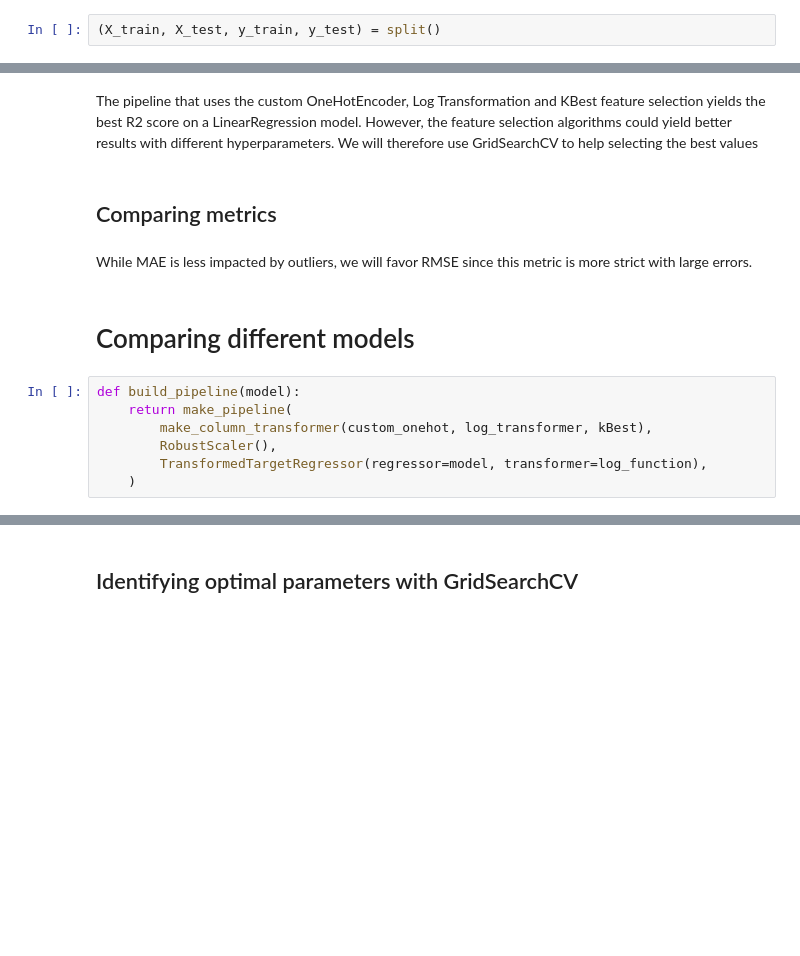
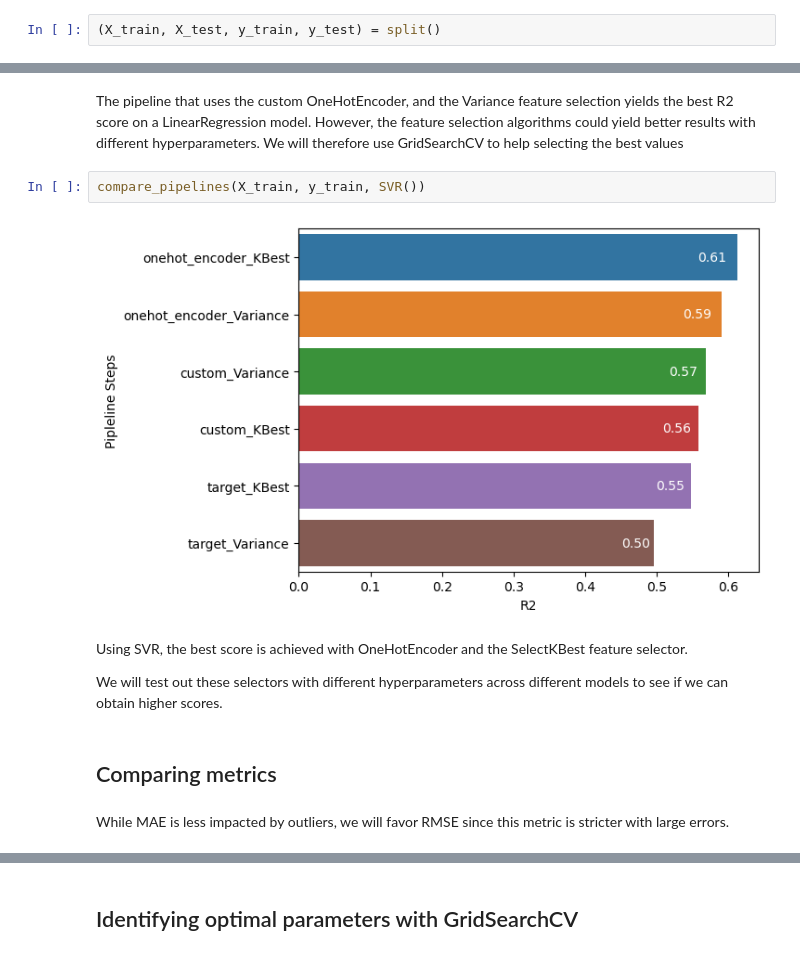
Before and after one commit to Dzov/DSP4, a Jupyter notebook: Haladjian_Amelie-Dzovinar_2_notebook_prediction_082023.ipynb, the cells around one changed output, grey strips where cells are left out. Cells and saved outputs as stored; diff of their text form; blank space fills up the shorter version.

```diff
--- a/Haladjian_Amelie-Dzovinar_2_notebook_prediction_082023.ipynb
+++ b/Haladjian_Amelie-Dzovinar_2_notebook_prediction_082023.ipynb
@@ -426,15 +313,14 @@ KeyboardInterrupt:
 # %% [markdown]
-The pipeline that uses the custom OneHotEncoder, Log Transformation and KBest feature selection yields the best R2 score on a LinearRegression model. However, the feature selection algorithms could yield better results with different hyperparameters. We will therefore use GridSearchCV to help selecting the best values
+The pipeline that uses the custom OneHotEncoder, and the Variance feature selection yields the best R2 score on a LinearRegression model. However, the feature selection algorithms could yield better results with different hyperparameters. We will therefore use GridSearchCV to help selecting the best values
+# %%
+compare_pipelines(X_train, y_train, SVR())
+# %% [output]
+[figure, added]
+# %% [markdown]
+Using SVR, the best score is achieved with OneHotEncoder and the SelectKBest feature selector.
+
+We will test out these selectors with different hyperparameters across different models to see if we can obtain higher scores.
 # %% [markdown]
 ## Comparing metrics
 # %% [markdown]
-While MAE is less impacted by outliers, we will favor RMSE since this metric is more strict with large errors.
+While MAE is less impacted by outliers, we will favor RMSE since this metric is stricter with large errors.
-# %% [markdown]
-# Comparing different models
-# %%
-def build_pipeline(model):
-    return make_pipeline(
-        make_column_transformer(custom_onehot, log_transformer, kBest),
-        RobustScaler(),
-        TransformedTargetRegressor(regressor=model, transformer=log_function),
-    )
```
Also changed, not shown: parts of 33 cells of this notebook, 1 other file.
